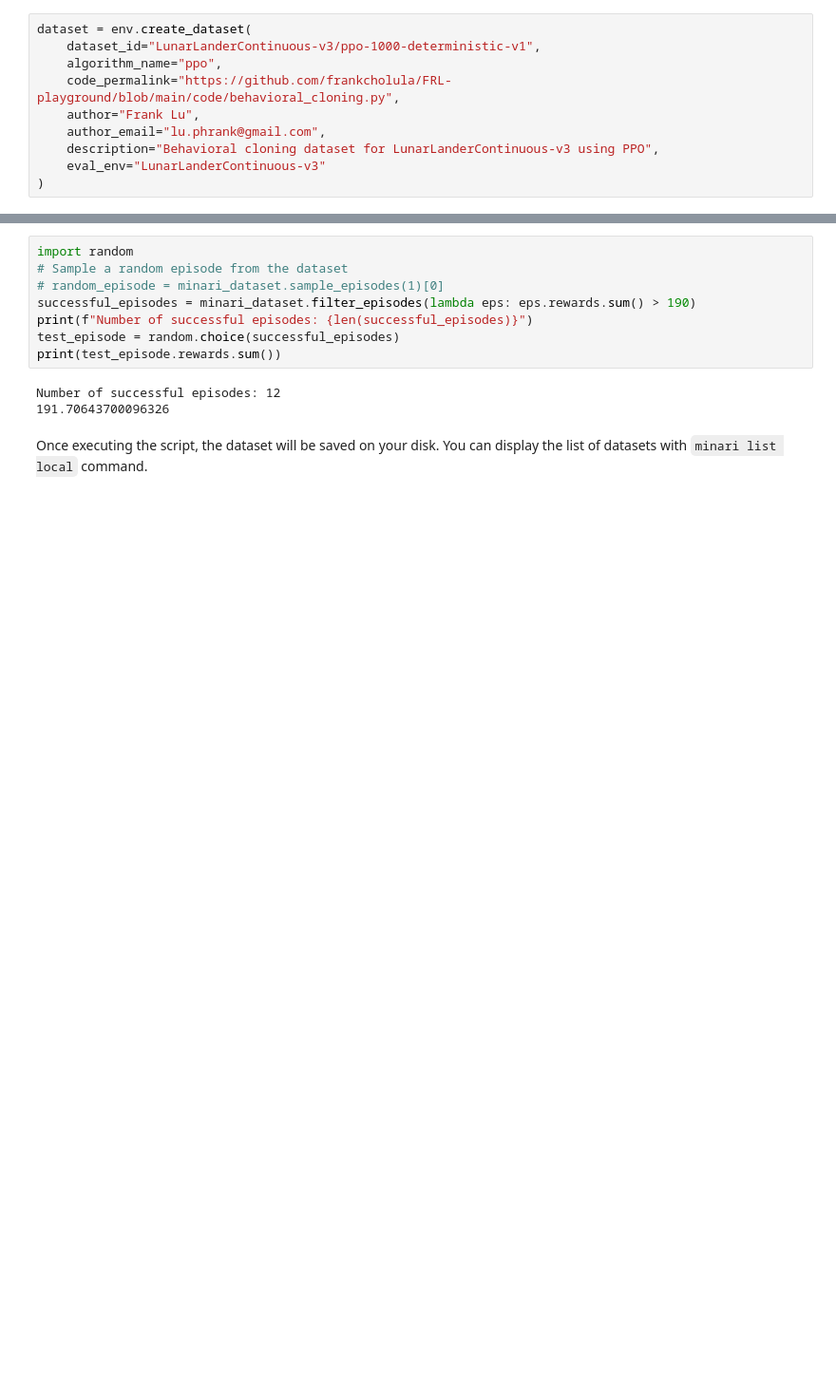
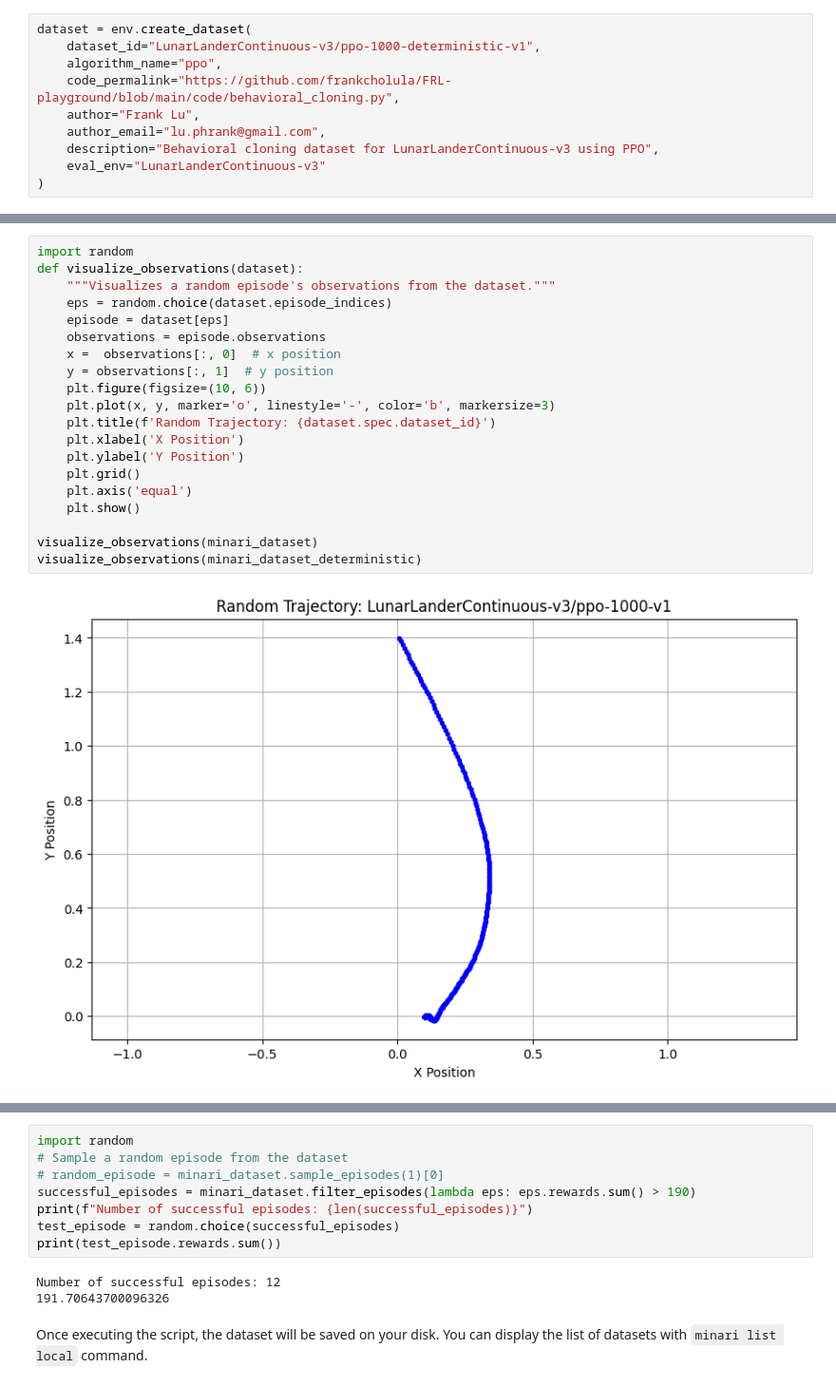
Before and after one commit to frankcholula/FRL-playground, a Jupyter notebook: src/notebooks/baseline_bc.ipynb, the cells around one changed output, grey strips where cells are left out. Shown at 95% size. Saved outputs shown, nothing was run; the diff lists cells and outputs as text; blank space fills up the shorter version.

```diff
--- a/src/notebooks/baseline_bc.ipynb
+++ b/src/notebooks/baseline_bc.ipynb
@@ -181,3 +182,25 @@ Max episode length: 655
 Average aggregated reward: 265.91
 Min aggregated reward: 3.29
 Max aggregated reward: 313.31
+# %%
+import random
+def visualize_observations(dataset):
+    """Visualizes a random episode's observations from the dataset."""
+    eps = random.choice(dataset.episode_indices)
+    episode = dataset[eps]
+    observations = episode.observations
+    x =  observations[:, 0]  # x position
+    y = observations[:, 1]  # y position
+    plt.figure(figsize=(10, 6))
+    plt.plot(x, y, marker='o', linestyle='-', color='b', markersize=3)
+    plt.title(f'Random Trajectory: {dataset.spec.dataset_id}')
+    plt.xlabel('X Position')
+    plt.ylabel('Y Position')
+    plt.grid()
+    plt.axis('equal')
+    plt.show()
+
+visualize_observations(minari_dataset)
+visualize_observations(minari_dataset_deterministic)
+# %% [output]
+[figure, added]
```
Also changed, not shown: parts of 5 cells of this notebook, 2 other files.
